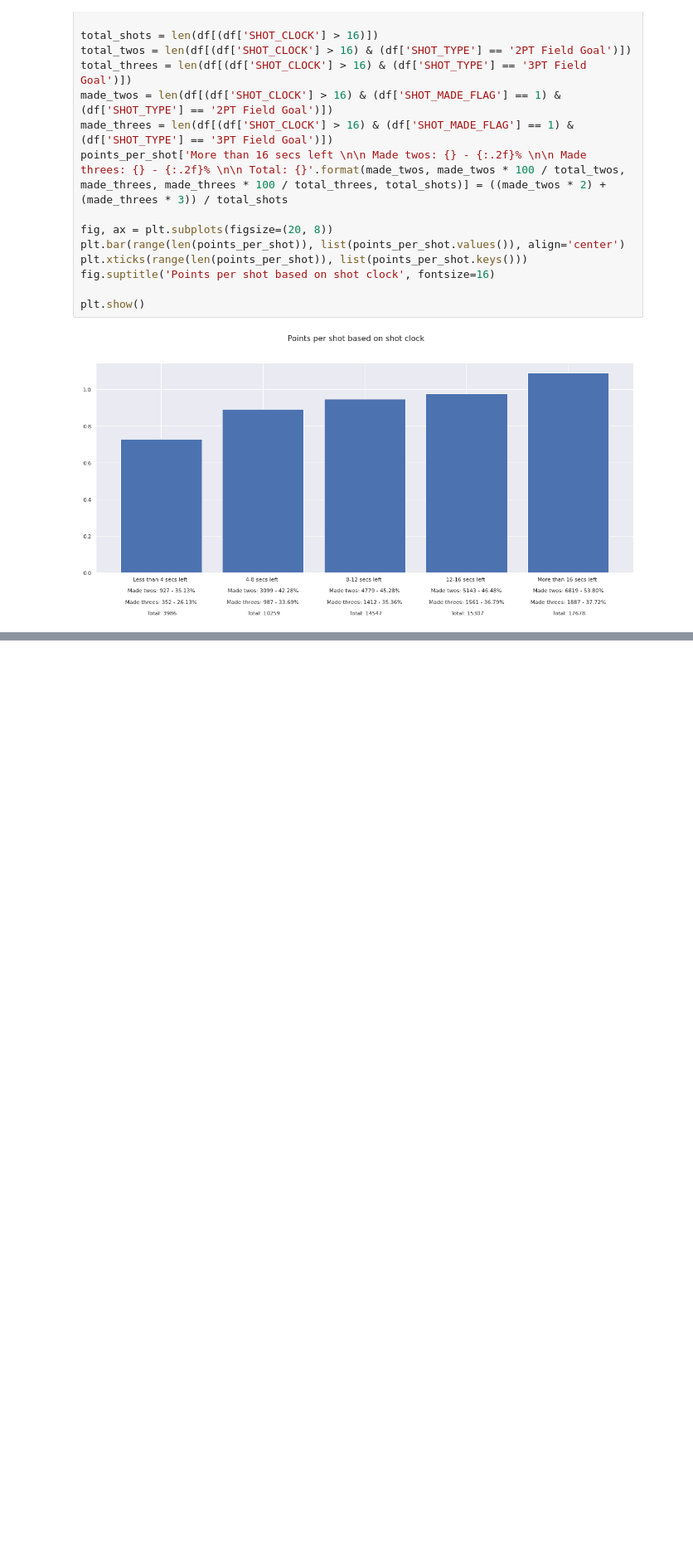
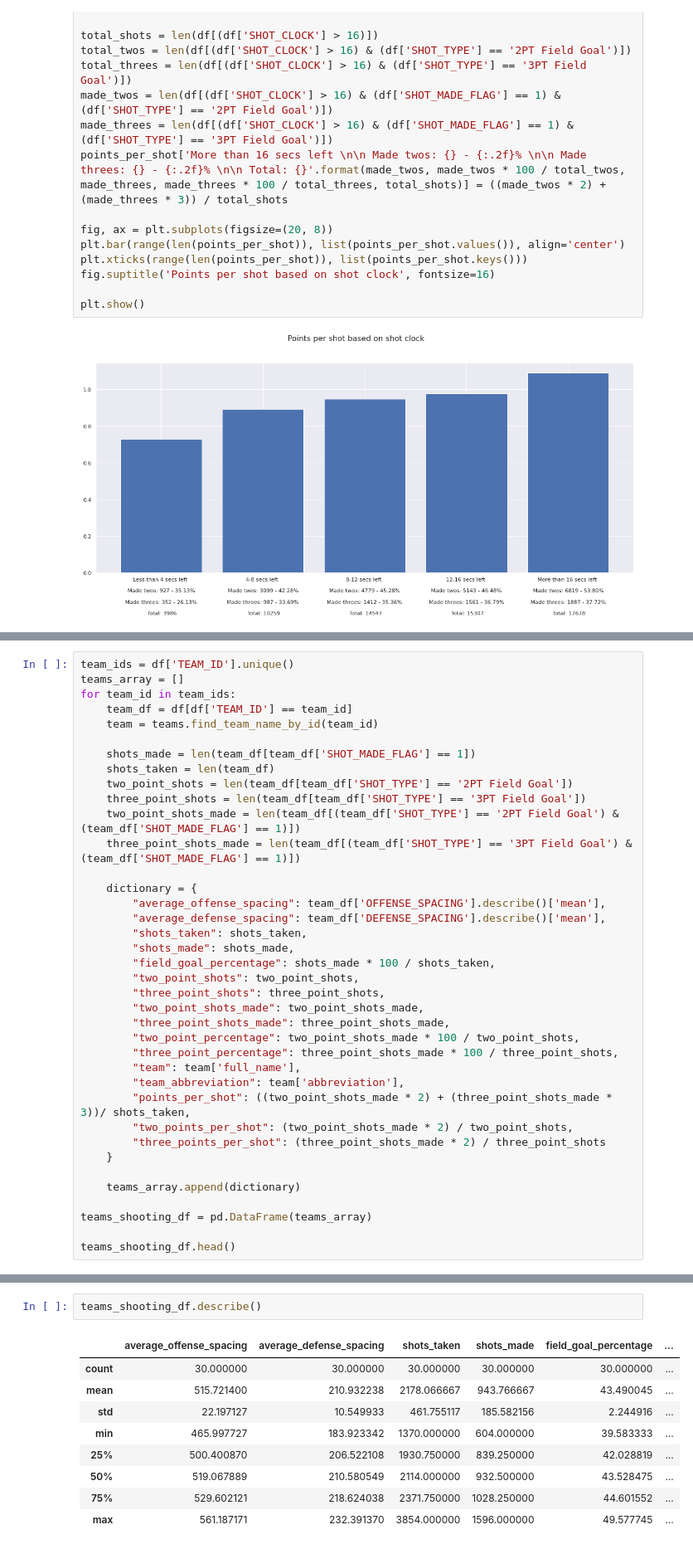
Before and after one commit to aviskarkc10/nba-expected-bucket, a Jupyter notebook: analysis/eda/Exploratory data analysis on shots data.ipynb, the cells around one changed output, grey strips where cells are left out. Shown at 83% size. Drawn from its saved outputs; the diff is of its cells as text; blank space fills up the shorter version.

```diff
--- a/analysis/eda/Exploratory data analysis on shots data.ipynb
+++ b/analysis/eda/Exploratory data analysis on shots data.ipynb
@@ -440,0 +465,38 @@ plt.show()
+# %%
+team_ids = df['TEAM_ID'].unique()
+teams_array = []
+for team_id in team_ids:
+    team_df = df[df['TEAM_ID'] == team_id]
+    team = teams.find_team_name_by_id(team_id)
+
+    shots_made = len(team_df[team_df['SHOT_MADE_FLAG'] == 1])
+    shots_taken = len(team_df)
+    two_point_shots = len(team_df[team_df['SHOT_TYPE'] == '2PT Field Goal'])
+    three_point_shots = len(team_df[team_df['SHOT_TYPE'] == '3PT Field Goal'])
+    two_point_shots_made = len(team_df[(team_df['SHOT_TYPE'] == '2PT Field Goal') & (team_df['SHOT_MADE_FLAG'] == 1)])
+    three_point_shots_made = len(team_df[(team_df['SHOT_TYPE'] == '3PT Field Goal') & (team_df['SHOT_MADE_FLAG'] == 1)])
+
+    dictionary = {
+        "average_offense_spacing": team_df['OFFENSE_SPACING'].describe()['mean'],
+        "average_defense_spacing": team_df['DEFENSE_SPACING'].describe()['mean'],
+        "shots_taken": shots_taken,
+        "shots_made": shots_made,
+        "field_goal_percentage": shots_made * 100 / shots_taken,
+        "two_point_shots": two_point_shots,
+        "three_point_shots": three_point_shots,
+        "two_point_shots_made": two_point_shots_made,
+        "three_point_shots_made": three_point_shots_made,
+        "two_point_percentage": two_point_shots_made * 100 / two_point_shots,
+        "three_point_percentage": three_point_shots_made * 100 / three_point_shots,
+        "team": team['full_name'],
+        "team_abbreviation": team['abbreviation'],
+        "points_per_shot": ((two_point_shots_made * 2) + (three_point_shots_made * 3))/ shots_taken,
+        "two_points_per_shot": (two_point_shots_made * 2) / two_point_shots,
+        "three_points_per_shot": (three_point_shots_made * 2) / three_point_shots
+    }
+
+    teams_array.append(dictionary)
+
+teams_shooting_df = pd.DataFrame(teams_array)
+
+teams_shooting_df.head()
@@ -440,0 +510,12 @@ plt.show()
+# %%
+teams_shooting_df.describe()
+# %% [output]
+|  | average_offense_spacing | average_defense_spacing | shots_taken | shots_made | field_goal_percentage | ... |
+| count | 30.000000 | 30.000000 | 30.000000 | 30.000000 | 30.000000 | ... |
+| mean | 515.721400 | 210.932238 | 2178.066667 | 943.766667 | 43.490045 | ... |
+| std | 22.197127 | 10.549933 | 461.755117 | 185.582156 | 2.244916 | ... |
+| min | 465.997727 | 183.923342 | 1370.000000 | 604.000000 | 39.583333 | ... |
+| 25% | 500.400870 | 206.522108 | 1930.750000 | 839.250000 | 42.028819 | ... |
+| 50% | 519.067889 | 210.580549 | 2114.000000 | 932.500000 | 43.528475 | ... |
+| 75% | 529.602121 | 218.624038 | 2371.750000 | 1028.250000 | 44.601552 | ... |
+| max | 561.187171 | 232.391370 | 3854.000000 | 1596.000000 | 49.577745 | ... |
```
Also changed, not shown: parts of 8 cells of this notebook, 30 other files.
